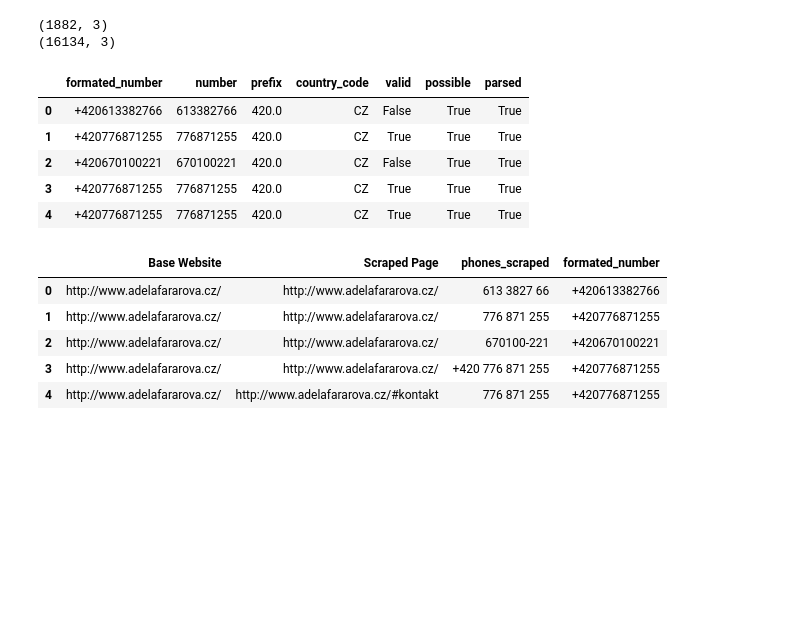
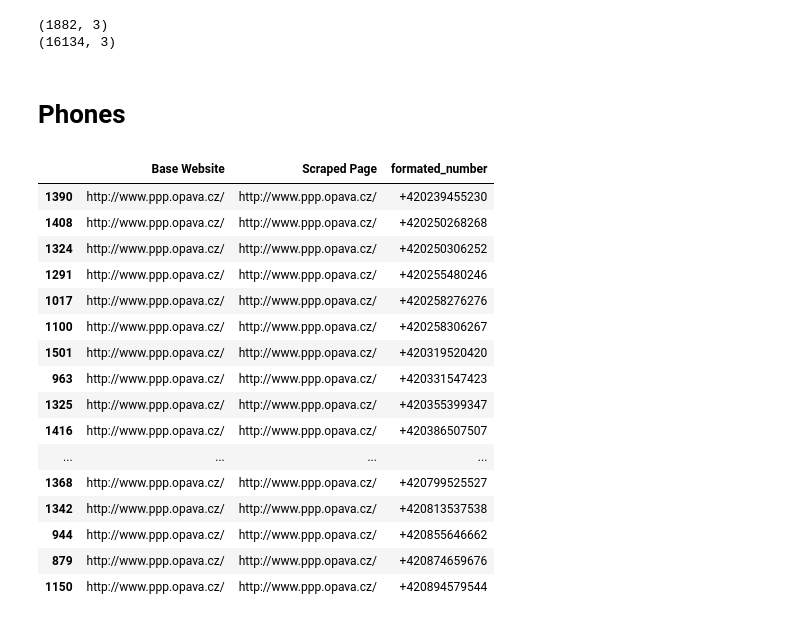
Before and after one commit to DmitriiSid/SafeZone, a Jupyter notebook: notebooks/validation_master.ipynb, the cells around one changed output. Drawn from its saved outputs; the diff is of its cells as text; code cells hidden in the pictures; blank space fills up the shorter version.

```diff
--- a/notebooks/validation_master.ipynb
+++ b/notebooks/validation_master.ipynb
@@ -328,27 +328,8 @@ def explode_df(df:pd.DataFrame, column_name:str) -> pd.DataFrame:
     df_res = df
     df_res[f'{column_name}_scraped'] = df_res[column_name].str.split(', ')
    # df_res['emails_scraped'] = df_res['Emails'].str.split(', ')
-    df_res_phones = df_res[["Base Website", "Scraped Page","phones_scraped"]]
-    print(df_res_phones.shape)
-    df_res_exp = df_res_phones.explode('phones_scraped').reset_index(drop=True)
-    print(df_res_exp.shape)
+    df_res_phones = df_res[["Base Website", "Scraped Page",f"{column_name}_scraped"]]
+    df_res_exp = df_res_phones.explode(f'{column_name}_scraped').reset_index(drop=True)
+    return df_res_exp
+
+ress_df = udf(df_res_exp,"phones_scraped")
-# %%
-ress_df = udf(df_res_exp,"phones_scraped")
-ress_df.head()
-# %% [output]
-|  | formated_number | number | prefix | country_code | valid | possible | parsed |
-| 0 | +420613382766 | 613382766 | 420.0 | CZ | False | True | True |
-| 1 | +420776871255 | 776871255 | 420.0 | CZ | True | True | True |
-| 2 | +420670100221 | 670100221 | 420.0 | CZ | False | True | True |
-| 3 | +420776871255 | 776871255 | 420.0 | CZ | True | True | True |
-| 4 | +420776871255 | 776871255 | 420.0 | CZ | True | True | True |
-# %%
-df_res_exp["formated_number"] = ress_df["formated_number"]
-df_res_exp.head()
-# %% [output]
-|  | Base Website | Scraped Page | phones_scraped | formated_number |
-| 0 | http://www.adelafararova.cz/ | http://www.adelafararova.cz/ | 613 3827 66 | +420613382766 |
-| 1 | http://www.adelafararova.cz/ | http://www.adelafararova.cz/ | 776 871 255 | +420776871255 |
-| 2 | http://www.adelafararova.cz/ | http://www.adelafararova.cz/ | 670100-221 | +420670100221 |
-| 3 | http://www.adelafararova.cz/ | http://www.adelafararova.cz/ | +420 776 871 255 | +420776871255 |
-| 4 | http://www.adelafararova.cz/ | http://www.adelafararova.cz/#kontakt | 776 871 255 | +420776871255 |
@@ -354,0 +341,38 @@ df_res_exp.head()
+# %% [markdown]
+# Phones
+# %%
+def has_more_than_5_consecutive_zeros(number):
+    return bool(re.search(r'0{4,}', str(number)))
+
+# Apply the function and filter out rows
+
+
+df_res_1 = pd.read_csv("../data/1_06/df_scraped_1_06_full.csv")
+
+phones_exp = explode_df(df_res_1,"Phone Numbers")
+ress_df = udf(phones_exp,"Phone Numbers_scraped")
+phones_exp["formated_number"] = ress_df["formated_number"]
+phones_exp.drop(columns=["Phone Numbers_scraped"], inplace= True)
+phones_deduped = phones_exp.drop_duplicates(subset=['Base Website', 'formated_number'])
+filtered_df = phones_deduped[~phones_deduped['formated_number'].apply(has_more_than_5_consecutive_zeros)]
+phones_df = filtered_df.sort_values(by="formated_number", ascending=True)
+phones_df[phones_df["Base Website"] == "http://www.ppp.opava.cz/"]
+# ress_df.head()
+# %% [output]
+|  | Base Website | Scraped Page | formated_number |
+| 1390 | http://www.ppp.opava.cz/ | http://www.ppp.opava.cz/ | +420239455230 |
+| 1408 | http://www.ppp.opava.cz/ | http://www.ppp.opava.cz/ | +420250268268 |
+| 1324 | http://www.ppp.opava.cz/ | http://www.ppp.opava.cz/ | +420250306252 |
+| 1291 | http://www.ppp.opava.cz/ | http://www.ppp.opava.cz/ | +420255480246 |
+| 1017 | http://www.ppp.opava.cz/ | http://www.ppp.opava.cz/ | +420258276276 |
+| 1100 | http://www.ppp.opava.cz/ | http://www.ppp.opava.cz/ | +420258306267 |
+| 1501 | http://www.ppp.opava.cz/ | http://www.ppp.opava.cz/ | +420319520420 |
+| 963 | http://www.ppp.opava.cz/ | http://www.ppp.opava.cz/ | +420331547423 |
+| 1325 | http://www.ppp.opava.cz/ | http://www.ppp.opava.cz/ | +420355399347 |
+| 1416 | http://www.ppp.opava.cz/ | http://www.ppp.opava.cz/ | +420386507507 |
+| ... | ... | ... | ... |
+| 1368 | http://www.ppp.opava.cz/ | http://www.ppp.opava.cz/ | +420799525527 |
+| 1342 | http://www.ppp.opava.cz/ | http://www.ppp.opava.cz/ | +420813537538 |
+| 944 | http://www.ppp.opava.cz/ | http://www.ppp.opava.cz/ | +420855646662 |
+| 879 | http://www.ppp.opava.cz/ | http://www.ppp.opava.cz/ | +420874659676 |
+| 1150 | http://www.ppp.opava.cz/ | http://www.ppp.opava.cz/ | +420894579544 |
```
Also changed, not shown: parts of 5 cells of this notebook, 1 other file.
